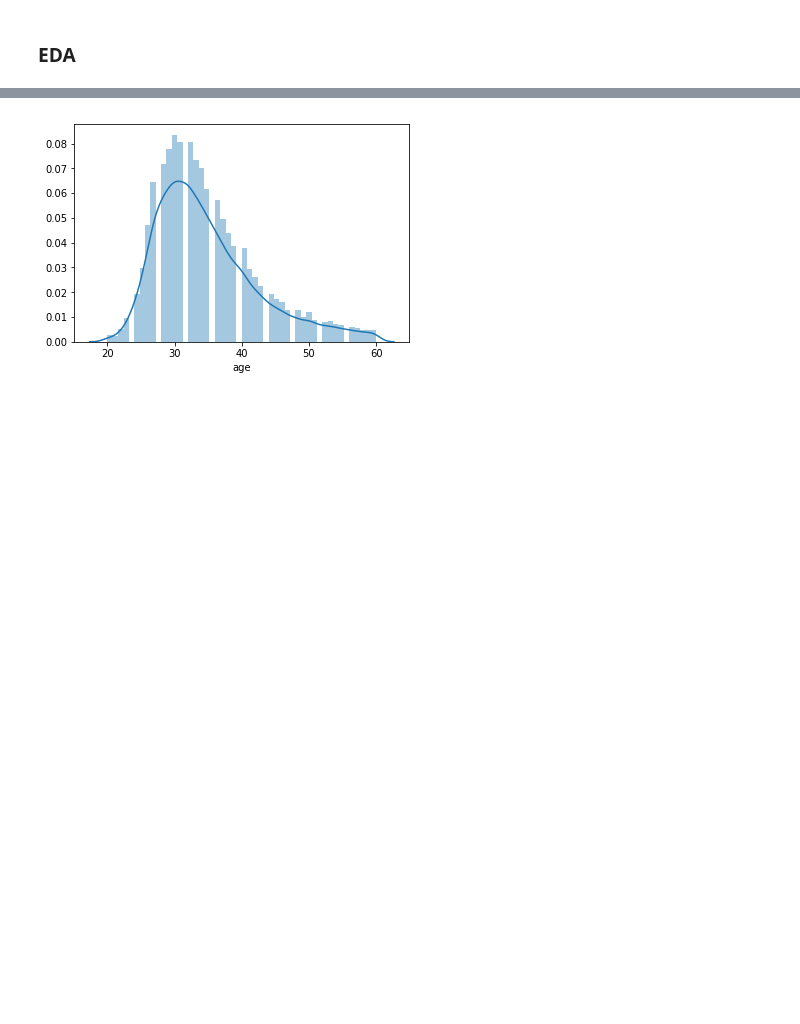
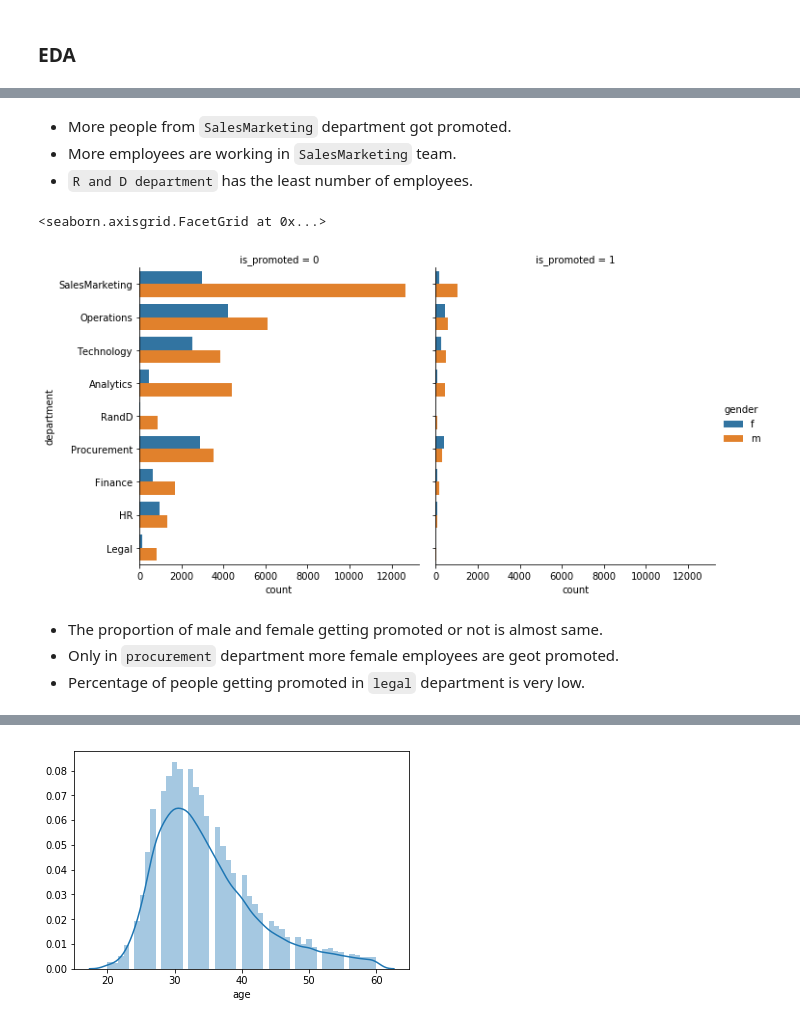
Before and after one commit to capstoneprojectgroup5gl/employee_project, a Jupyter notebook: Project5 - Employee performance prediction.ipynb, the cells around one changed output, grey strips where cells are left out. Drawn from its saved outputs; the diff is of its cells as text; code cells hidden in the pictures; blank space fills up the shorter version.

```diff
--- a/Project5 - Employee performance prediction.ipynb
+++ b/Project5 - Employee performance prediction.ipynb
@@ -179,0 +203,13 @@ plt.show()
+# %% [markdown]
+- More people from `SalesMarketing` department got promoted.
+- More employees are working in `SalesMarketing` team.
+- `R and D department` has the least number of employees.
+# %%
+sns.catplot(y='department',col='is_promoted',hue='gender',data=employee,kind='count')
+# %% [output]
+<seaborn.axisgrid.FacetGrid at 0x...>
+[figure, added]
+# %% [markdown]
+- The  proportion of male and female getting promoted or not is almost same.
+- Only in `procurement` department more female employees are geot promoted.
+- Percentage of people getting promoted in `legal` department is very low.
```
Also changed, not shown: parts of 70 cells of this notebook.
